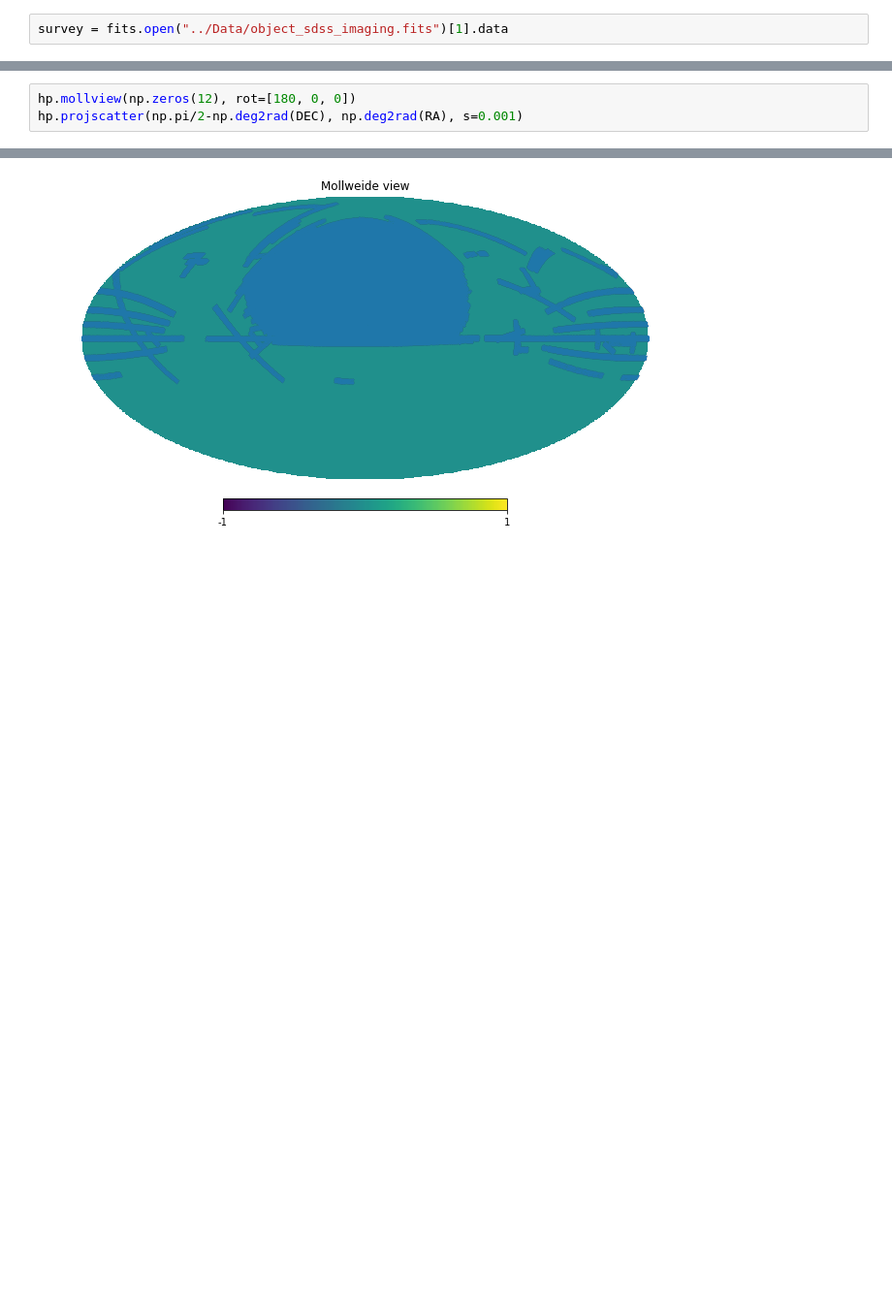
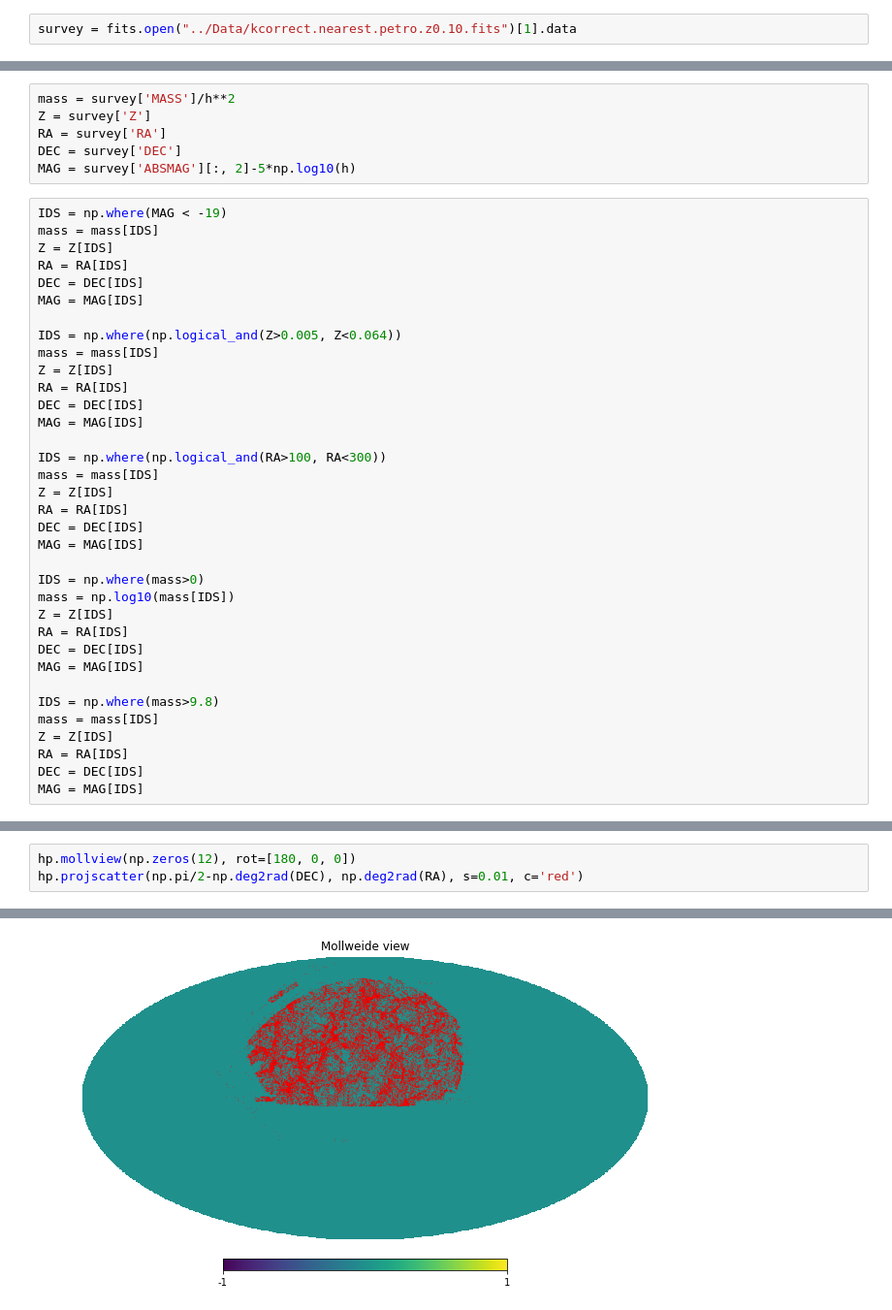
Before and after one commit to harrydesmond/halos-galaxies, a Jupyter notebook: src/19-07-17_TestNYUsurevy.ipynb, the cells around one changed output, grey strips where cells are left out. Shown at 97% size. Drawn from its saved outputs; the diff is of its cells as text; blank space fills up the shorter version.

```diff
--- a/src/19-07-17_TestNYUsurevy.ipynb
+++ b/src/19-07-17_TestNYUsurevy.ipynb
@@ -7,2 +8,2 @@ from astropy.io import fits
 # %%
-survey = fits.open("../Data/object_sdss_imaging.fits")[1].data
+survey = fits.open("../Data/kcorrect.nearest.petro.z0.10.fits")[1].data
@@ -28,0 +10,41 @@ survey.dtype.names
+# %%
+mass = survey['MASS']/h**2
+Z = survey['Z']
+RA = survey['RA']
+DEC = survey['DEC']
+MAG = survey['ABSMAG'][:, 2]-5*np.log10(h)
+# %%
+IDS = np.where(MAG < -19)
+mass = mass[IDS]
+Z = Z[IDS]
+RA = RA[IDS]
+DEC = DEC[IDS]
+MAG = MAG[IDS]
+
+IDS = np.where(np.logical_and(Z>0.005, Z<0.064))
+mass = mass[IDS]
+Z = Z[IDS]
+RA = RA[IDS]
+DEC = DEC[IDS]
+MAG = MAG[IDS]
+
+IDS = np.where(np.logical_and(RA>100, RA<300))
+mass = mass[IDS]
+Z = Z[IDS]
+RA = RA[IDS]
+DEC = DEC[IDS]
+MAG = MAG[IDS]
+
+IDS = np.where(mass>0)
+mass = np.log10(mass[IDS])
+Z = Z[IDS]
+RA = RA[IDS]
+DEC = DEC[IDS]
+MAG = MAG[IDS]
+
+IDS = np.where(mass>9.8)
+mass = mass[IDS]
+Z = Z[IDS]
+RA = RA[IDS]
+DEC = DEC[IDS]
+MAG = MAG[IDS]
@@ -29,6 +61,6 @@ survey.dtype.names
 # %%
 hp.mollview(np.zeros(12), rot=[180, 0, 0])
-hp.projscatter(np.pi/2-np.deg2rad(DEC), np.deg2rad(RA), s=0.001)
+hp.projscatter(np.pi/2-np.deg2rad(DEC), np.deg2rad(RA), s=0.01, c='red')
 # %% [output]
 <matplotlib.collections.PathCollection at 0x...>
-[figure, old version]
+[figure, new version]
```
Also changed, not shown: parts of 4 cells of this notebook, 3 other files.
